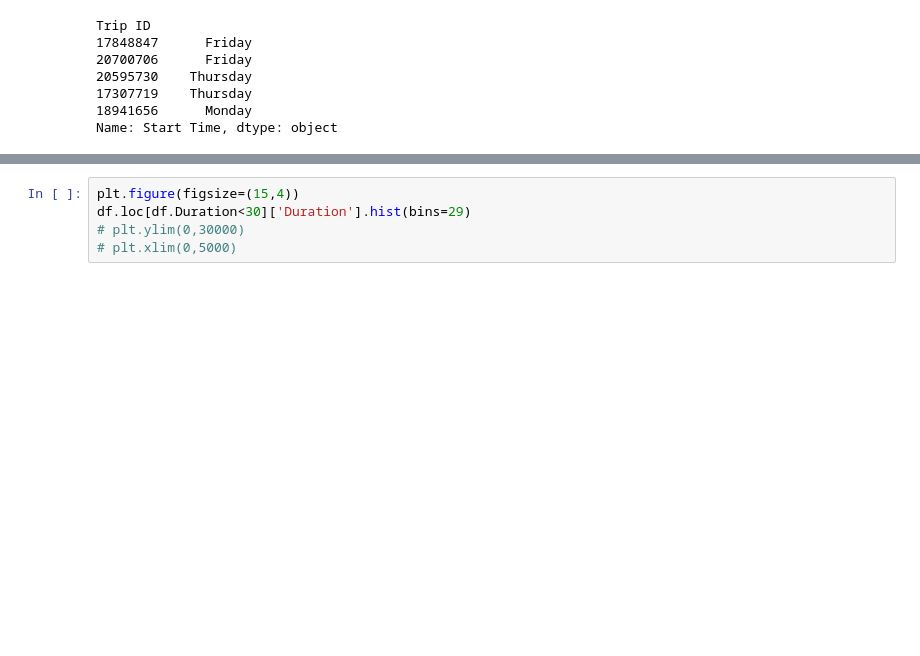
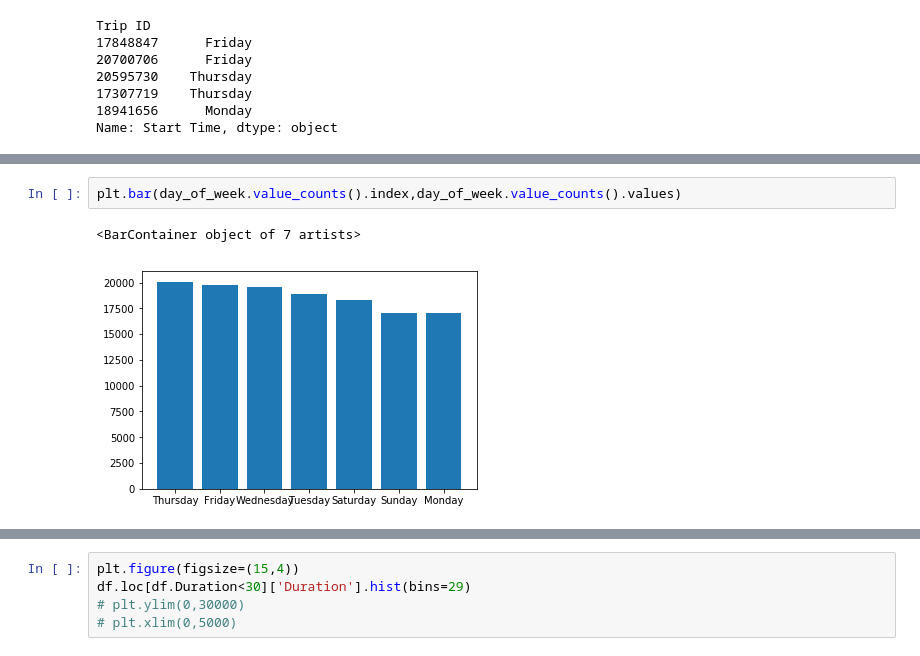
Before and after one commit to ktzioumis/LA-Bike-Share, a Jupyter notebook: student.ipynb, the cells around one changed output, grey strips where cells are left out. Cells and saved outputs as stored; diff of their text form; blank space fills up the shorter version.

```diff
--- a/student.ipynb
+++ b/student.ipynb
@@ -387,0 +412,5 @@ day_of_week.hist()
+# %%
+plt.bar(day_of_week.value_counts().index,day_of_week.value_counts().values)
+# %% [output]
+<BarContainer object of 7 artists>
+[figure, added]
```
Also changed, not shown: parts of 6 cells of this notebook.
